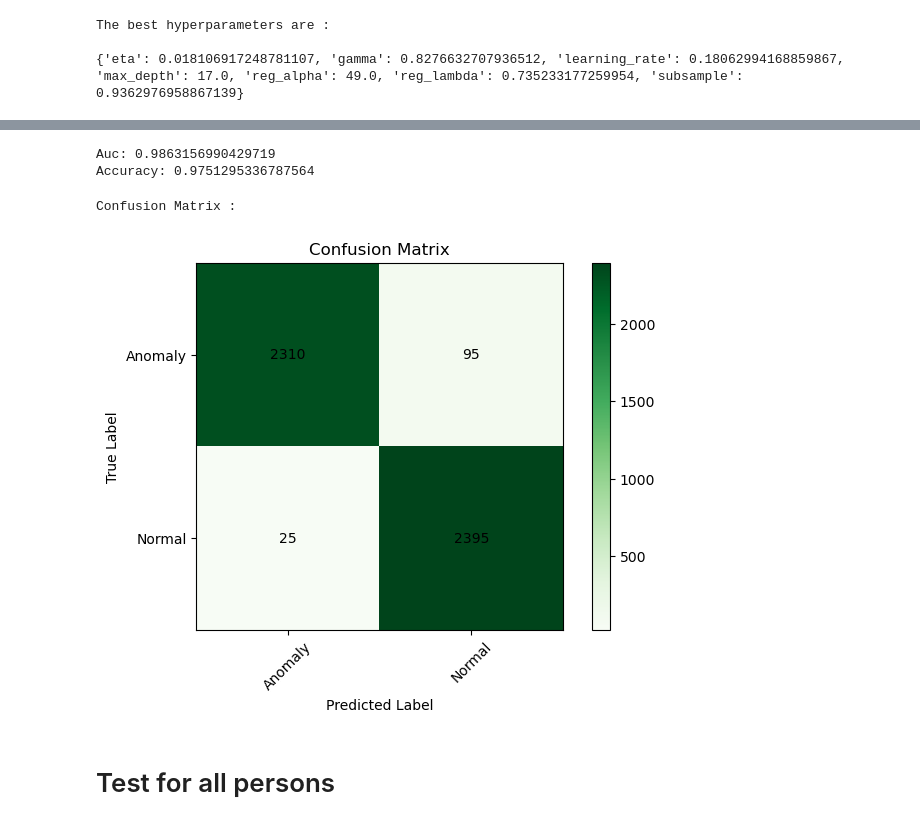
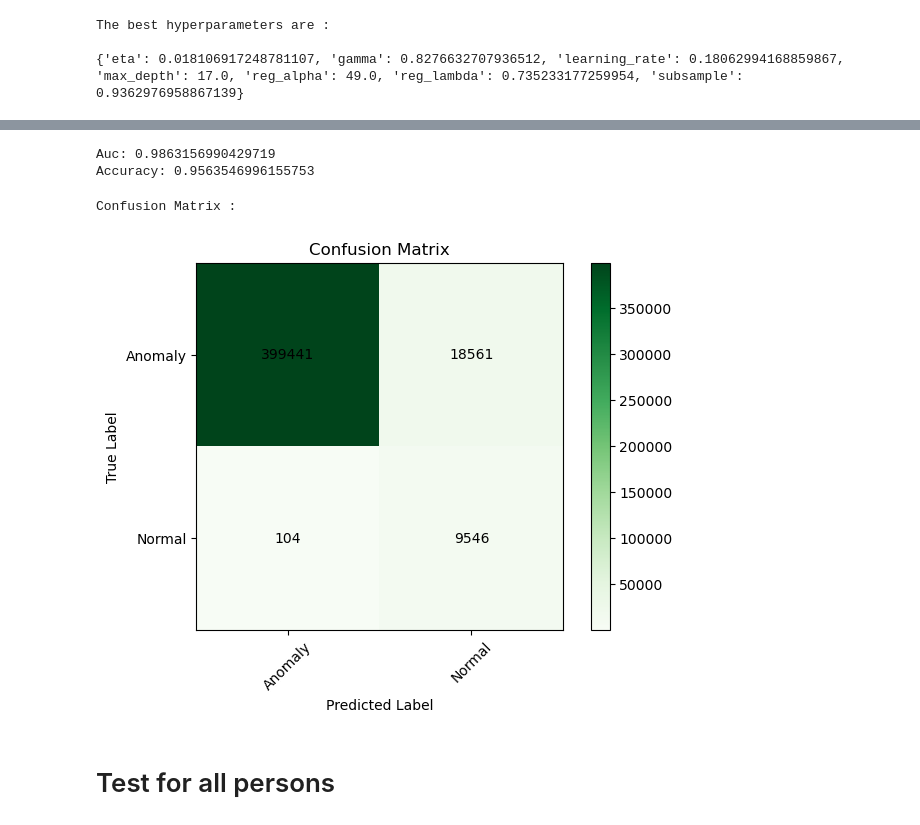
Before and after one commit to SteliosKarvanis/fraudulent-transactions_detection, a Jupyter notebook: xgboost.ipynb, the cells around one changed output, grey strips where cells are left out. Cells and saved outputs as stored; diff of their text form; code cells hidden in the pictures.

```diff
--- a/xgboost.ipynb
+++ b/xgboost.ipynb
@@ -259,19 +241,19 @@ pred_labels_val = (preds_val > threshold).astype(int)
 # %%
 auc = roc_auc_score(true_labels, preds)
 print('Auc:', auc)
-print ('Accuracy:', accuracy_score(true_labels, pred_labels))
+print ('Accuracy:', accuracy_score(labels_val_2, pred_labels_val))
 # %% [output]
 Auc: 0.9863156990429719
-Accuracy: 0.9751295336787564
+Accuracy: 0.9563546996155753
 # %%
-results = confusion_matrix(true_labels, pred_labels)
+results = confusion_matrix(labels_val_2, pred_labels_val)
 
 print ('Confusion Matrix :')
 
 utils.plot_confusion_matrix(results, ['Anomaly','Normal'])
 # %% [output]
 Confusion Matrix :
-[figure, old version]
+[figure, new version]
 # %% [markdown]
 # Test for all persons
 # %%
```
Also changed, not shown: parts of 2 cells of this notebook.
